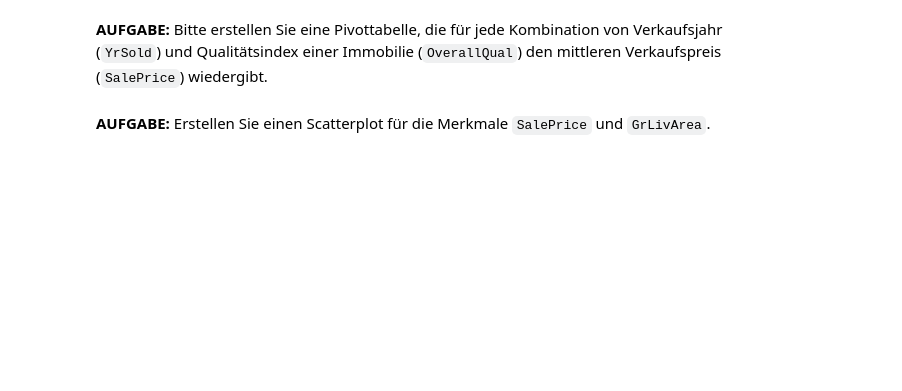
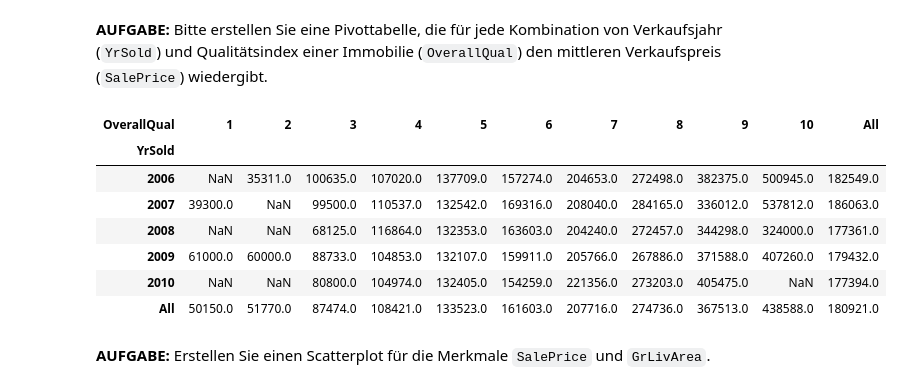
Before and after one commit to AlexKressner/Statistik, a Jupyter notebook: Deskriptive_Statistik.ipynb, the cells around one changed output. Cells and saved outputs as stored; diff of their text form; code cells hidden in the pictures; blank space fills up the shorter version.

```diff
--- a/Deskriptive_Statistik.ipynb
+++ b/Deskriptive_Statistik.ipynb
@@ -151,4 +180,15 @@ data.SalePrice.apply(lambda x: x**2).sum()/N - X_mean**2
 # %% [markdown]
 **AUFGABE:** Bitte erstellen Sie eine Pivottabelle, die für jede Kombination von Verkaufsjahr (`YrSold`) und Qualitätsindex einer Immobilie (`OverallQual`) den mittleren Verkaufspreis (`SalePrice`) wiedergibt.
+# %%
+pd.pivot_table(data,values="SalePrice", index="YrSold", columns="OverallQual", aggfunc=lambda x: x.mean().round(), margins=True)
+# %% [output]
+| OverallQual | 1 | 2 | 3 | 4 | 5 | 6 | 7 | 8 | 9 | 10 | All |
+| YrSold |  |  |  |  |  |  |  |  |  |  |  |
+| 2006 | NaN | 35311.0 | 100635.0 | 107020.0 | 137709.0 | 157274.0 | 204653.0 | 272498.0 | 382375.0 | 500945.0 | 182549.0 |
+| 2007 | 39300.0 | NaN | 99500.0 | 110537.0 | 132542.0 | 169316.0 | 208040.0 | 284165.0 | 336012.0 | 537812.0 | 186063.0 |
+| 2008 | NaN | NaN | 68125.0 | 116864.0 | 132353.0 | 163603.0 | 204240.0 | 272457.0 | 344298.0 | 324000.0 | 177361.0 |
+| 2009 | 61000.0 | 60000.0 | 88733.0 | 104853.0 | 132107.0 | 159911.0 | 205766.0 | 267886.0 | 371588.0 | 407260.0 | 179432.0 |
+| 2010 | NaN | NaN | 80800.0 | 104974.0 | 132405.0 | 154259.0 | 221356.0 | 273203.0 | 405475.0 | NaN | 177394.0 |
+| All | 50150.0 | 51770.0 | 87474.0 | 108421.0 | 133523.0 | 161603.0 | 207716.0 | 274736.0 | 367513.0 | 438588.0 | 180921.0 |
 # %% [markdown]
 **AUFGABE:** Erstellen Sie einen Scatterplot für die Merkmale `SalePrice` und `GrLivArea`.
```
Also changed, not shown: parts of 15 cells of this notebook.
